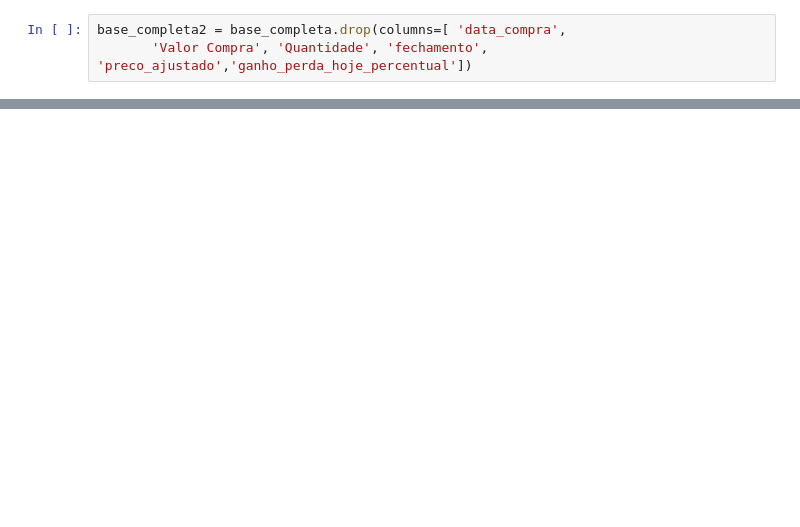
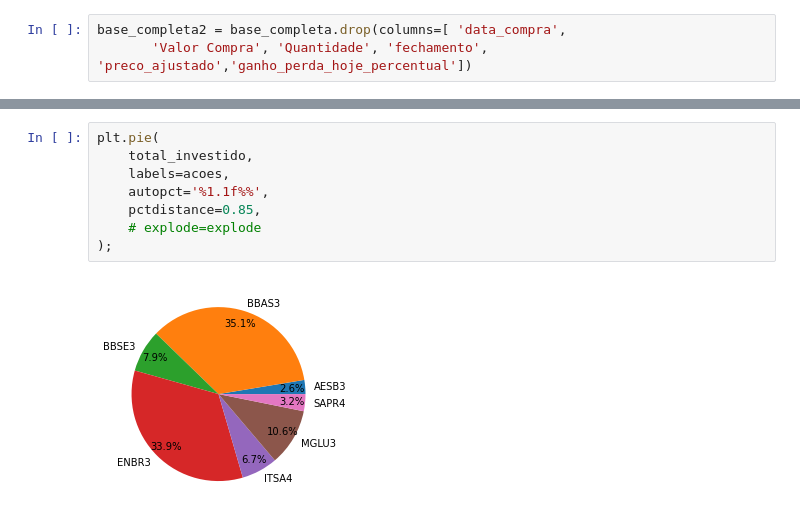
Before and after one commit to NathanSilos/controle_investimentos, a Jupyter notebook: tratamento_acoes.ipynb, the cells around one changed output, grey strips where cells are left out. Saved outputs shown, nothing was run; the diff lists cells and outputs as text; blank space fills up the shorter version.

```diff
--- a/tratamento_acoes.ipynb
+++ b/tratamento_acoes.ipynb
@@ -226,3 +223,13 @@ base_completa.iloc[1:, :]
+# %%
+plt.pie(
+    total_investido,
+    labels=acoes,
+    autopct='%1.1f%%',
+    pctdistance=0.85,
+    # explode=explode
+);
+# %% [output]
+[figure, added]
 # %%
 ganho_perda_total = base_completa2['ganho_perda_hoje'].sum()
 ganho_perda_total
```
Also changed, not shown: parts of 17 cells of this notebook, 2 other files.
